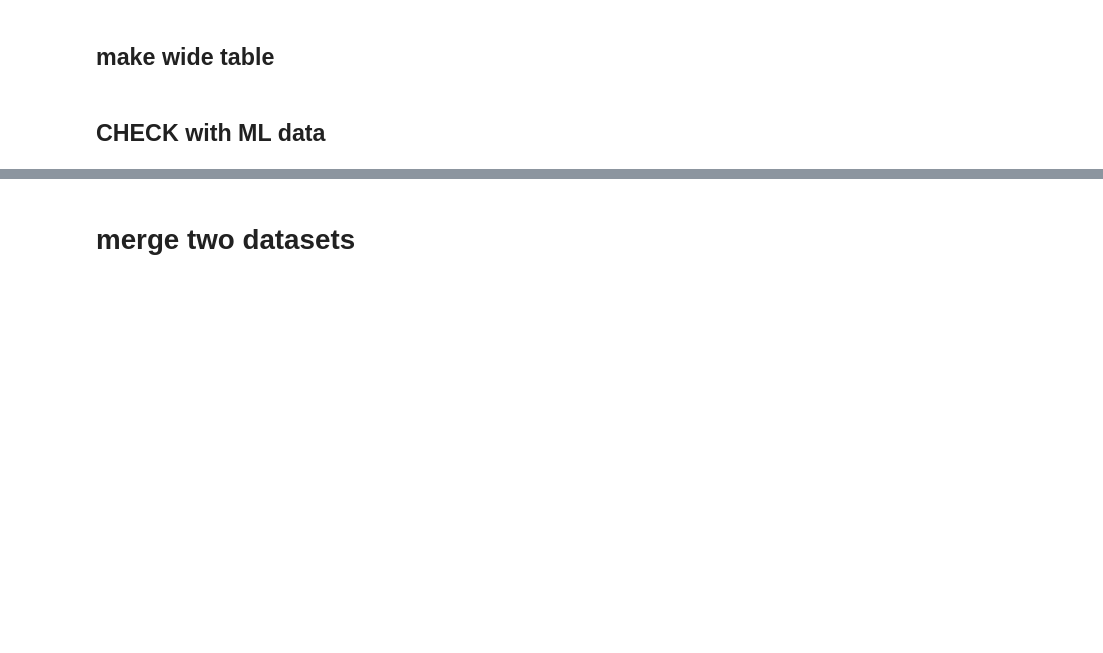
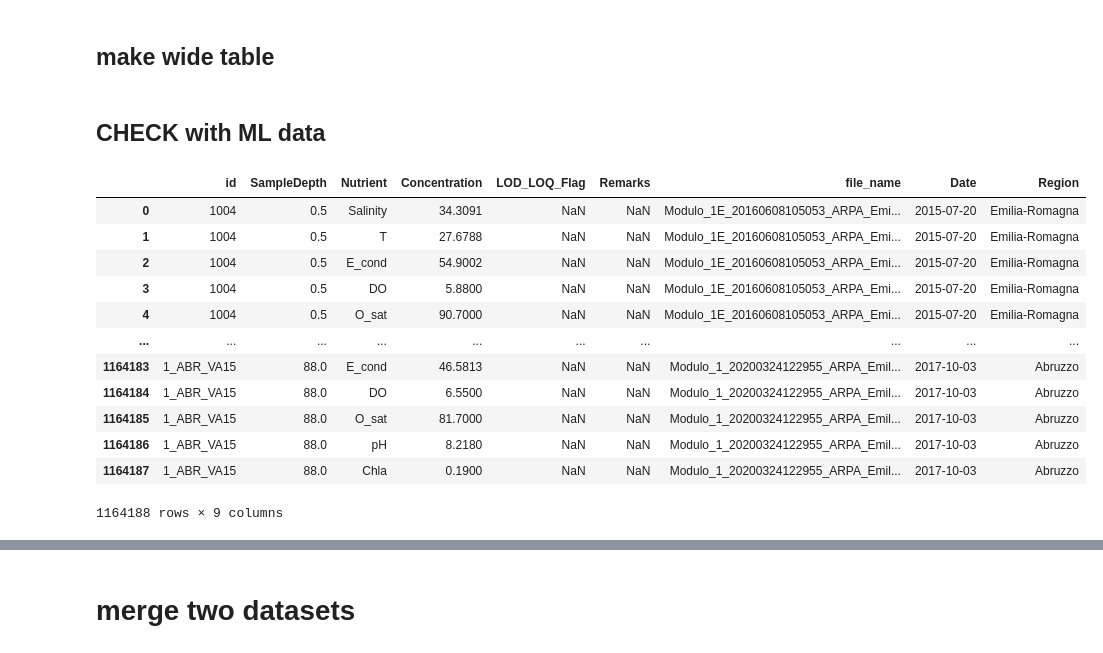
Before and after one commit to Alberto-Ghedin/ISPRA_20152017_Analysis, a Jupyter notebook: Create_dataset/modify_raw_env_data.ipynb, the cells around one changed output, grey strips where cells are left out. Saved outputs shown, nothing was run; the diff lists cells and outputs as text; code cells hidden in the pictures; blank space fills up the shorter version.

Commit message:
analysisng env data

```diff
--- a/Create_dataset/modify_raw_env_data.ipynb
+++ b/Create_dataset/modify_raw_env_data.ipynb
@@ -166,3 +166,19 @@ for nutrient, QF_nutrient in zip(nutrients, QF_nutrients):
 # %%
 # keep least deep measurements
 ml_long.sort_values(["Region", "id", "Date", "Nutrient", "SampleDepth"]).drop_duplicates(["Region", "id", "Date", "Nutrient"], keep = "first", inplace=True)
+# %%
+raw_data
+# %% [output]
+|  | id | SampleDepth | Nutrient | Concentration | LOD_LOQ_Flag | Remarks | file_name | Date | Region |
+| 0 | 1004 | 0.5 | Salinity | 34.3091 | NaN | NaN | Modulo_1E_20160608105053_ARPA_Emi... | 2015-07-20 | Emilia-Romagna |
+| 1 | 1004 | 0.5 | T | 27.6788 | NaN | NaN | Modulo_1E_20160608105053_ARPA_Emi... | 2015-07-20 | Emilia-Romagna |
+| 2 | 1004 | 0.5 | E_cond | 54.9002 | NaN | NaN | Modulo_1E_20160608105053_ARPA_Emi... | 2015-07-20 | Emilia-Romagna |
+| 3 | 1004 | 0.5 | DO | 5.8800 | NaN | NaN | Modulo_1E_20160608105053_ARPA_Emi... | 2015-07-20 | Emilia-Romagna |
+| 4 | 1004 | 0.5 | O_sat | 90.7000 | NaN | NaN | Modulo_1E_20160608105053_ARPA_Emi... | 2015-07-20 | Emilia-Romagna |
+| ... | ... | ... | ... | ... | ... | ... | ... | ... | ... |
+| 1164183 | 1_ABR_VA15 | 88.0 | E_cond | 46.5813 | NaN | NaN | Modulo_1_20200324122955_ARPA_Emil... | 2017-10-03 | Abruzzo |
+| 1164184 | 1_ABR_VA15 | 88.0 | DO | 6.5500 | NaN | NaN | Modulo_1_20200324122955_ARPA_Emil... | 2017-10-03 | Abruzzo |
+| 1164185 | 1_ABR_VA15 | 88.0 | O_sat | 81.7000 | NaN | NaN | Modulo_1_20200324122955_ARPA_Emil... | 2017-10-03 | Abruzzo |
+| 1164186 | 1_ABR_VA15 | 88.0 | pH | 8.2180 | NaN | NaN | Modulo_1_20200324122955_ARPA_Emil... | 2017-10-03 | Abruzzo |
+| 1164187 | 1_ABR_VA15 | 88.0 | Chla | 0.1900 | NaN | NaN | Modulo_1_20200324122955_ARPA_Emil... | 2017-10-03 | Abruzzo |
+1164188 rows × 9 columns
```
Also changed, not shown: parts of 2 cells of this notebook.
